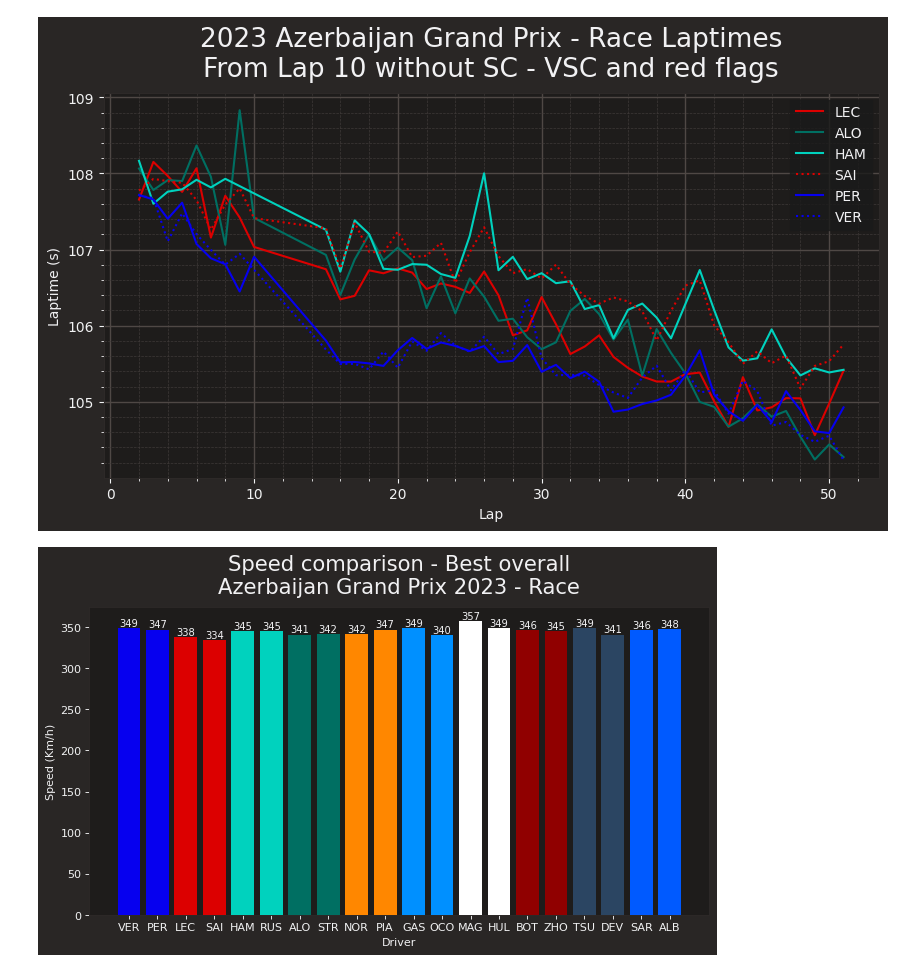
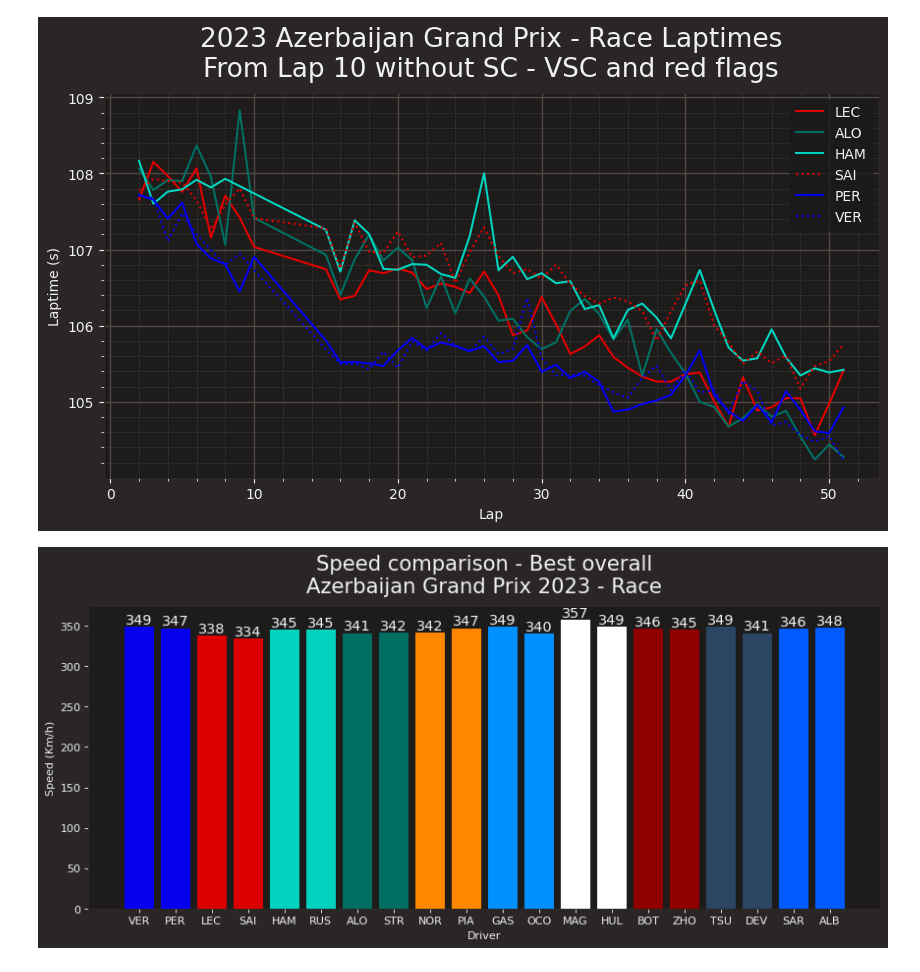
Before and after one commit to Rick8998/Baku2023F1, a Jupyter notebook: SessionsAnalysis/race.ipynb, the cells around one changed output. Drawn from its saved outputs; the diff is of its cells as text; code cells hidden in the pictures.

```diff
--- a/SessionsAnalysis/race.ipynb
+++ b/SessionsAnalysis/race.ipynb
@@ -98,33 +100,33 @@ fp_laps = fp_laps.loc[(fp_laps['PitOutTime'].isnull() & fp_laps['PitInTime'].isn
 #dizionario dove inerirò tutte le massime velocità, le chiavi sono i nom dei piloti
 max_speed_dict = dict.fromkeys(drivers)
 
 for driver in drivers:
         max_speed_dict[driver] = max(fp_laps.pick_driver(driver).get_car_data()['Speed'])
 
 team_color_drvrs = ['VER', 'PER', 'LEC', 'SAI', 'HAM', 'RUS', 'ALO', 'STR', 'NOR', 'PIA', 'GAS', 'OCO', 'MAG', 'HUL', 'BOT', 'ZHO', 'TSU', 'DEV', 'SAR', 'ALB']
 team_colors = [ff1.plotting.team_color('RedBull'),ff1.plotting.team_color('RedBull'),
                ff1.plotting.team_color('Ferrari'), ff1.plotting.team_color('Ferrari'),
                ff1.plotting.team_color('Mercedes'), ff1.plotting.team_color('Mercedes'),
                ff1.plotting.team_color('Aston Martin'), ff1.plotting.team_color('Aston Martin'),
                ff1.plotting.team_color('McLaren'), ff1.plotting.team_color('McLaren'),
                ff1.plotting.team_color('Alpine'), ff1.plotting.team_color('Alpine'),
                ff1.plotting.team_color('Haas'), ff1.plotting.team_color('Haas'),
                ff1.plotting.team_color('Alfa Romeo'), ff1.plotting.team_color('Alfa Romeo'),
                ff1.plotting.team_color('Alpha Tauri'), ff1.plotting.team_color('Alpha Tauri'),
                ff1.plotting.team_color('Williams'), ff1.plotting.team_color('Williams'),]
 
 max_speed_dict_ordered = OrderedDict((k, max_speed_dict[k]) for k in team_color_drvrs)
 max_speed_dict_ordered = dict(max_speed_dict_ordered)
 
 ff1.plotting.setup_mpl()
-figure(figsize=(10, 5), dpi=80)
-plt.bar_label(plt.bar(range(len(max_speed_dict_ordered)), list(max_speed_dict_ordered.values()), align='center', color=team_colors), fontsize = 9)
+figure(figsize=(13, 5), dpi=80)
+plt.bar_label(plt.bar(range(len(max_speed_dict_ordered)), list(max_speed_dict_ordered.values()), align='center', color=team_colors), fontsize = 13)
 plt.xticks(range(len(max_speed_dict_ordered)), list(max_speed_dict_ordered.keys()))
 plt.title(f"Speed comparison - Best overall\n"
           f"{fp.event['EventName']} {fp.event.year} - {fp.name}")
 
 plt.xlabel('Driver', fontsize=10)
 plt.ylabel('Speed (Km/h)', fontsize=10)
 plt.show()
 # %% [output]
-[figure, old version]
+[figure, new version]
```
Also changed, not shown: parts of 2 cells of this notebook, 2 other files.
